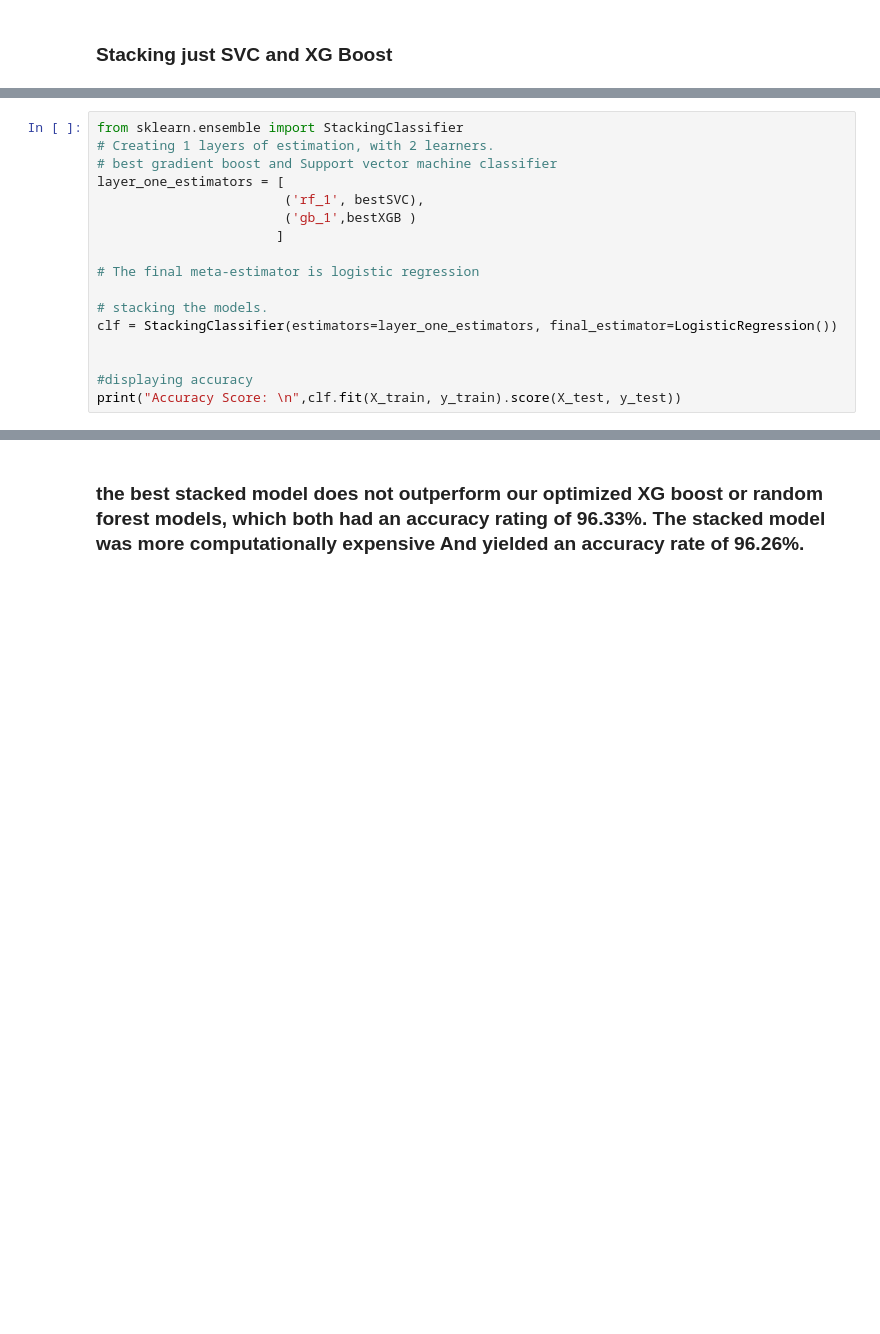
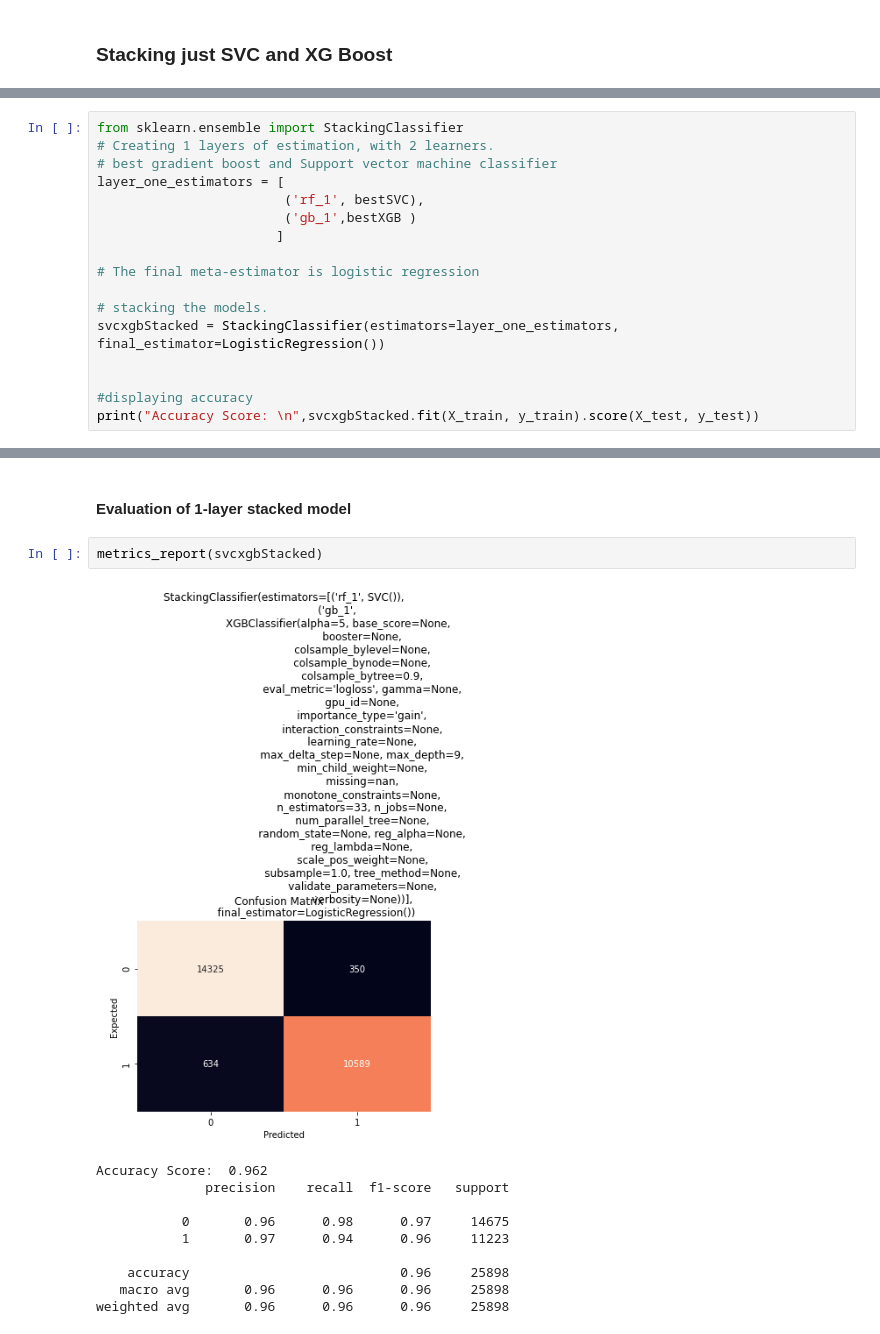
Before and after one commit to gpala7077/Classifying_Airline_Customer_Satisfication, a Jupyter notebook: Final_Project_ensemble_methods.ipynb, the cells around one changed output, grey strips where cells are left out. Cells and saved outputs as stored; diff of their text form; blank space fills up the shorter version.

```diff
--- a/Final_Project_ensemble_methods.ipynb
+++ b/Final_Project_ensemble_methods.ipynb
@@ -369,10 +408,10 @@ layer_one_estimators = [
 # The final meta-estimator is logistic regression
 
 # stacking the models.
-clf = StackingClassifier(estimators=layer_one_estimators, final_estimator=LogisticRegression())
+svcxgbStacked = StackingClassifier(estimators=layer_one_estimators, final_estimator=LogisticRegression())
 
 
 #displaying accuracy
-print("Accuracy Score: \n",clf.fit(X_train, y_train).score(X_test, y_test))
+print("Accuracy Score: \n",svcxgbStacked.fit(X_train, y_train).score(X_test, y_test))
 # %% [output]
 Accuracy Score:
@@ -380,2 +419,15 @@ Accuracy Score:
-# %% [markdown]
-### the best stacked model does not outperform our optimized XG boost or random forest models, which both had an accuracy rating of 96.33%. The stacked model was more computationally expensive And yielded an accuracy rate of 96.26%.
+# %% [markdown]
+#### Evaluation of 1-layer stacked model
+# %%
+metrics_report(svcxgbStacked)
+# %% [output]
+[figure, added]
+Accuracy Score:  0.962
+              precision    recall  f1-score   support
+
+           0       0.96      0.98      0.97     14675
+           1       0.97      0.94      0.96     11223
+
+    accuracy                           0.96     25898
+   macro avg       0.96      0.96      0.96     25898
+weighted avg       0.96      0.96      0.96     25898
```
Also changed, not shown: parts of 39 cells of this notebook.
